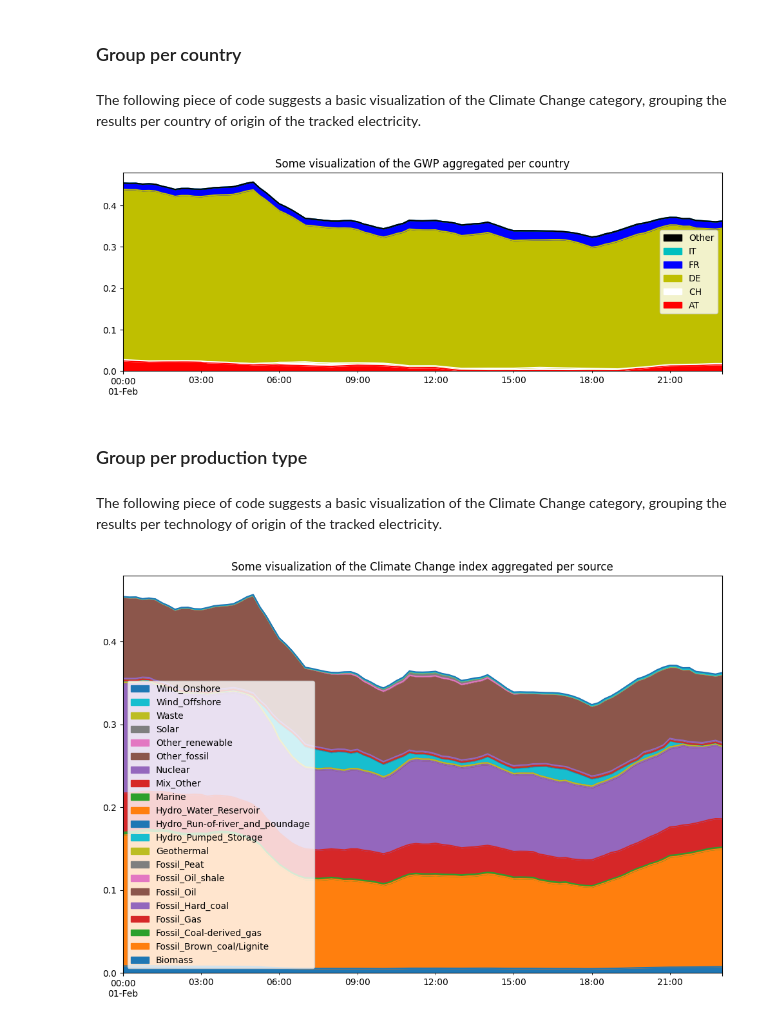
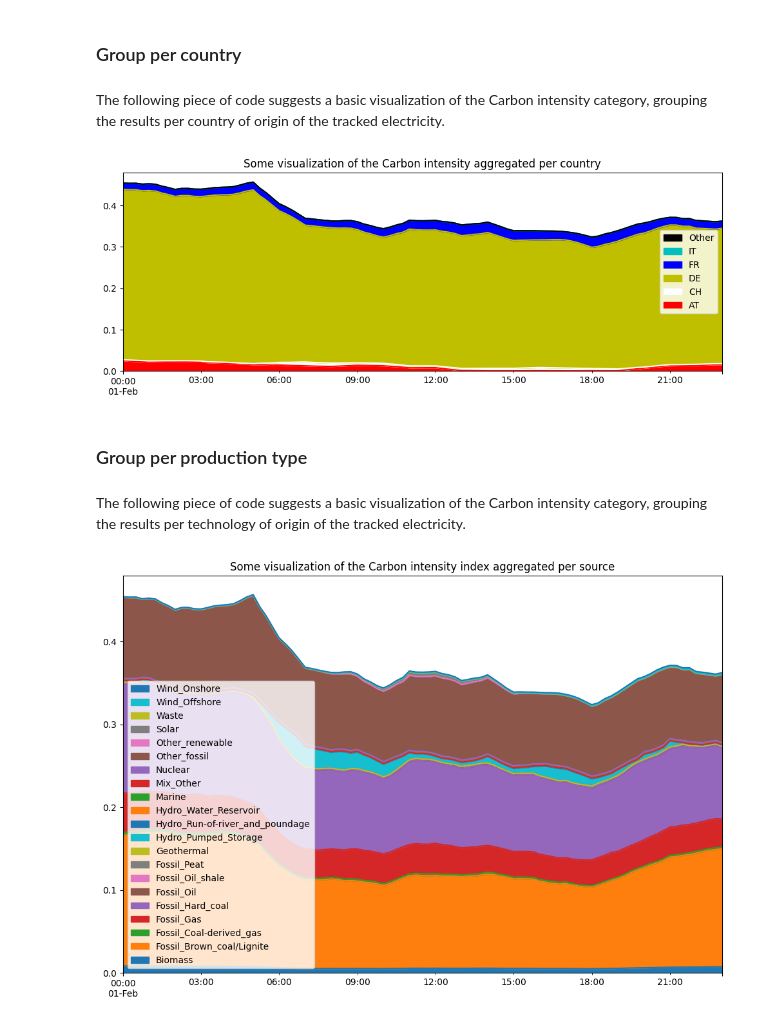
Before and after one commit to LESBAT-HEIG-VD/EcoDynElec, a Jupyter notebook: examples/with_python.ipynb, the cells around one changed output. Saved outputs shown, nothing was run; the diff lists cells and outputs as text; code cells hidden in the pictures.

Commit message:
Climate Change into Carbon intensity

```diff
--- a/examples/with_python.ipynb
+++ b/examples/with_python.ipynb
@@ -204,7 +204,7 @@ impacts for Land use:
 # %% [markdown]
 ### Group per country
 # %% [markdown]
-The following piece of code suggests a basic visualization of the Climate Change category, grouping the results per country of origin of the tracked electricity.
+The following piece of code suggests a basic visualization of the Carbon intensity category, grouping the results per country of origin of the tracked electricity.
 # %%
 def compute_per_country(results):
     """Function to group results per country"""
@@ -217,15 +217,15 @@ def compute_per_country(results):
 
     return pd.concat(per_country,axis=1)
 # %%
-gwp_per_country = compute_per_country(impacts['Climate Change']) # Group Climate Change index impacts per country
+gwp_per_country = compute_per_country(impacts['Carbon intensity']) # Group Carbon intensity index impacts per country
 gwp_per_country.plot.area(figsize=(12,4), legend='reverse', color=['r','w','y','b','c','k'],
-                          title="Some visualization of the GWP aggregated per country"); # Build the graph
+                          title="Some visualization of the Carbon intensity aggregated per country"); # Build the graph
 # %% [output]
-[figure, old version]
+[figure, new version]
 # %% [markdown]
 ### Group per production type
 # %% [markdown]
-The following piece of code suggests a basic visualization of the Climate Change category, grouping the results per technology of origin of the tracked electricity.
+The following piece of code suggests a basic visualization of the Carbon intensity category, grouping the results per technology of origin of the tracked electricity.
 # %%
 def compute_per_type(results):
     """Function to group datasets per type of unit, regardless of the country of origin"""
```
Also changed, not shown: parts of 5 cells of this notebook, 9 other files.
